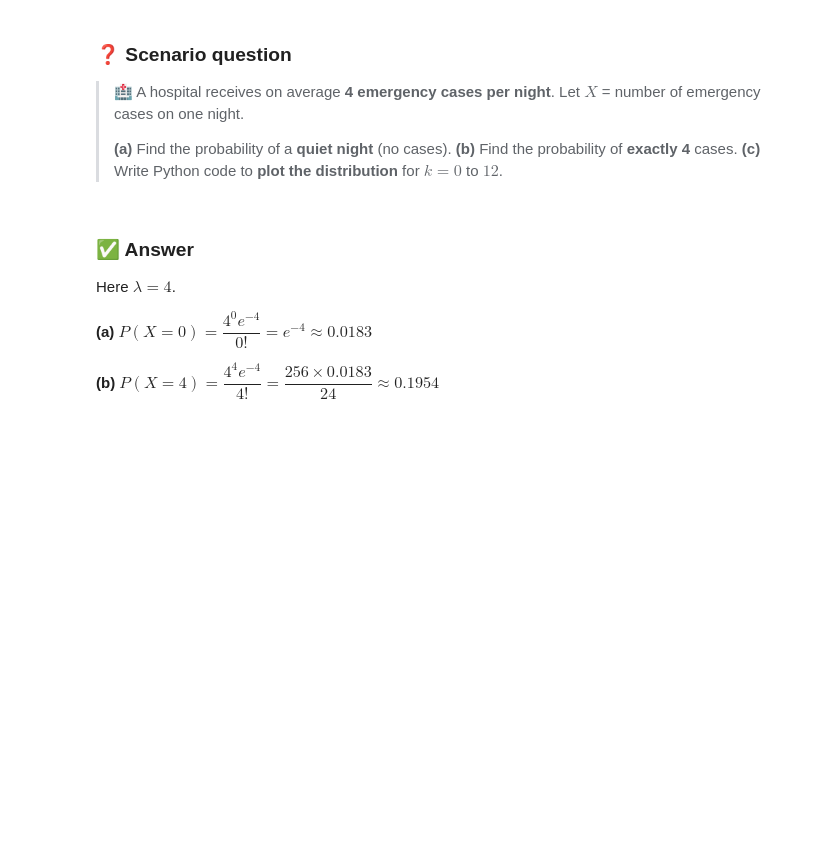
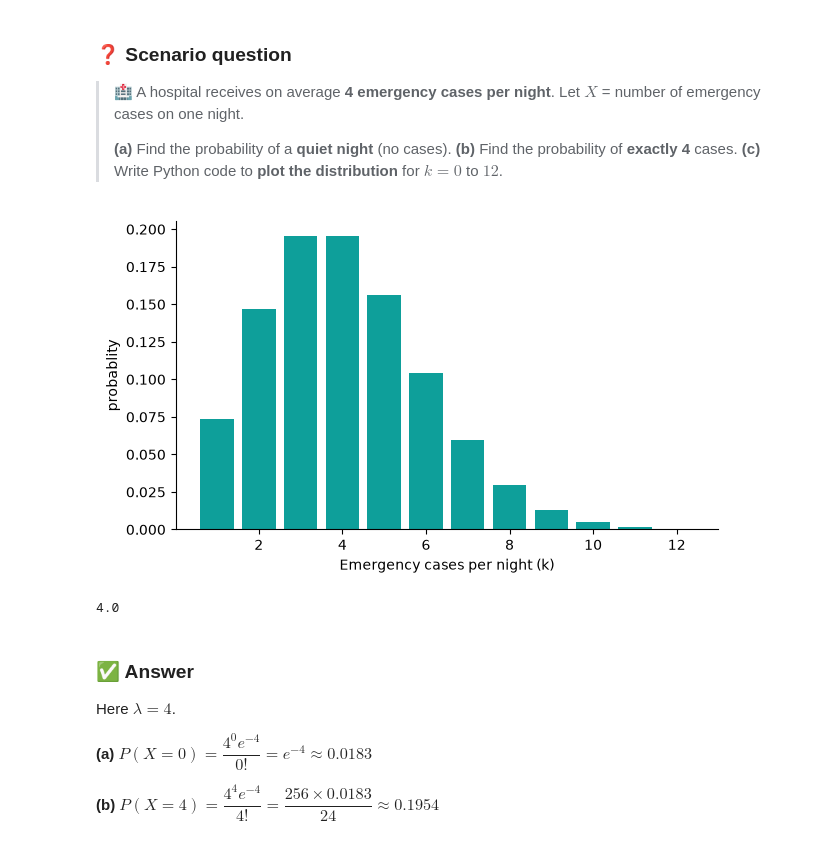
Before and after one commit to buddanagoudahosamanibtech25-hash/datascience, a Jupyter notebook: Lab-4-b/Lab-4-b.ipynb, the cells around one changed output. Drawn from its saved outputs; the diff is of its cells as text; code cells hidden in the pictures; blank space fills up the shorter version.

```diff
--- a/Lab-4-b/Lab-4-b.ipynb
+++ b/Lab-4-b/Lab-4-b.ipynb
@@ -186,6 +213,19 @@ $$\text{Mean: } E[X] = \lambda \qquad \text{Variance: } Var(X) = \lambda$$
 > **(a)** Find the probability of a **quiet night** (no cases).
 > **(b)** Find the probability of **exactly 4** cases.
 > **(c)** Write Python code to **plot the distribution** for $k = 0$ to $12$.
+# %%
+la=4
+n=12
+k=np.arange(1,n+1)
+pmf=stats.poisson.pmf(k,la)
+plt.bar(k,pmf,color=DISCRETE_COLOR)
+plt.xlabel("Emergency cases per night (k)")
+plt.ylabel("probablity")
+plt.show()
+print(stats.poisson.mean(la))
+# %% [output]
+[figure, added]
+4.0
 # %% [markdown]
 ### ✅ Answer
 Here $\lambda = 4$.
```
Also changed, not shown: parts of 5 cells of this notebook.
